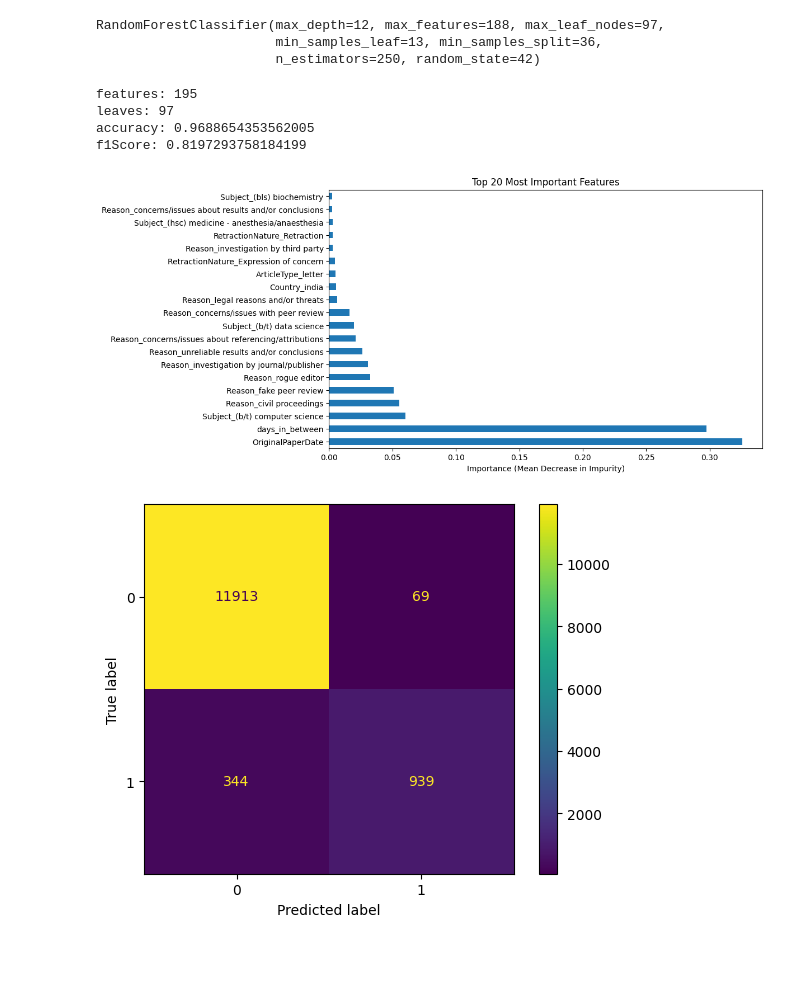
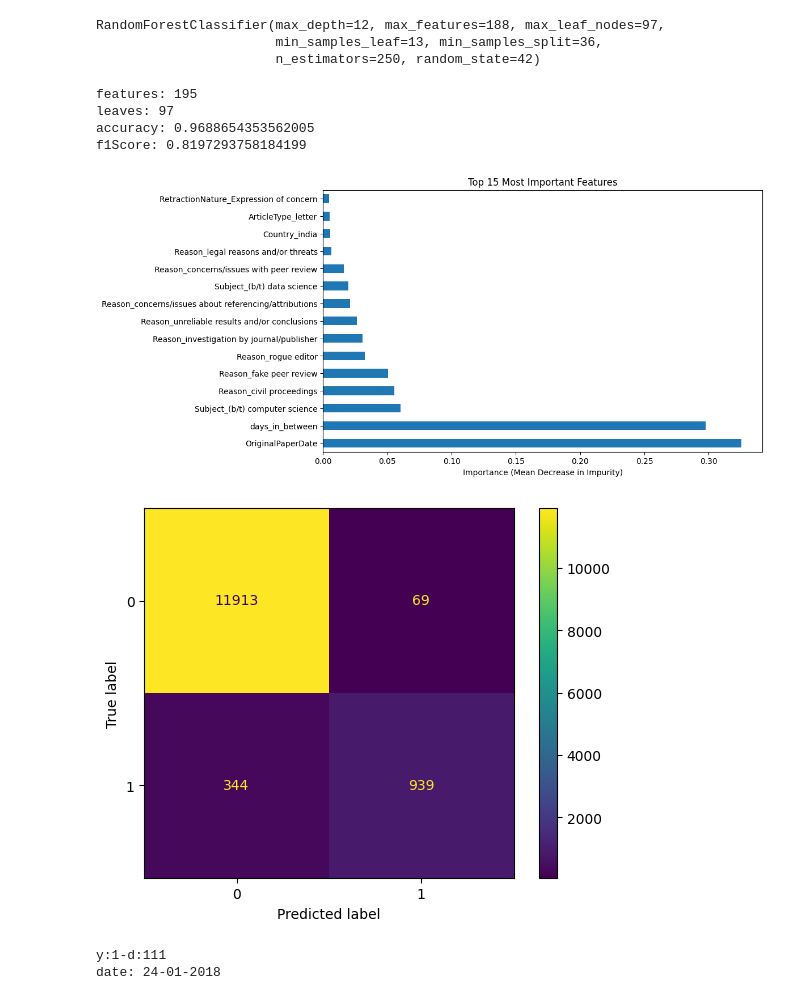
Before and after one commit to Armaniimus/retraction-watch, a Jupyter notebook: armand/notebooks/decisiontree_training2.ipynb, the cells around one changed output. Drawn from its saved outputs; the diff is of its cells as text; code cells hidden in the pictures; blank space fills up the shorter version.

```diff
--- a/armand/notebooks/decisiontree_training2.ipynb
+++ b/armand/notebooks/decisiontree_training2.ipynb
@@ -30,7 +32,7 @@ def show_tree(model, x, figsize=None):
 	)
 	plt.show()
 
-def explain_tree(model, x):
+def explain_tree(model, x, amount= 15):
 	# Assuming 'clf' is your trained model and 'X_train' is a pandas DataFrame
 	importances = model.feature_importances_
 	feature_names = x.train.columns
@@ -40,8 +42,8 @@ def explain_tree(model, x):
 
 	# Plot
 	plt.figure(figsize=(10, 6))
-	feature_importance_series.nlargest(20).plot(kind='barh')
-	plt.title("Top 20 Most Important Features")
+	feature_importance_series.nlargest(amount).plot(kind='barh')
+	plt.title(f"Top {amount} Most Important Features")
 	plt.xlabel("Importance (Mean Decrease in Impurity)")
 	plt.show()
 
@@ -226,6 +230,6 @@ f1Score: 0.7793579845591223
 # %%
 m = RandomForestClassifier(n_estimators=250, random_state=42, max_depth=12, min_samples_leaf=13, min_samples_split=36, max_leaf_nodes=97, max_features=188)
-m.fit(X=X_new.train, y=y.train)
+m.fit(X=X_new.train, y=y.train['in2022'])
 # %% [output]
 RandomForestClassifier(max_depth=12, max_features=188, max_leaf_nodes=97,
                        min_samples_leaf=13, min_samples_split=36,
@@ -233,17 +237,30 @@ RandomForestClassifier(max_depth=12, max_features=188, max_leaf_nodes=97,
 # %%
 y_pred = m.predict(X=X_new.val)
 
 print(f"features: {m.n_features_in_}")
 print(f"leaves: {m.max_leaf_nodes}")
 print_accuracy(y.val, y_pred)
 print_f1score(y.val, y_pred)
-# show_tree(m, X_new.val)
-explain_tree(m, X_new)
+explain_tree(m, X_new, 15)
 show_confusion(y.val, y_pred)
 # %% [output]
 features: 195
 leaves: 97
 accuracy: 0.9688654353562005
 f1Score: 0.8197293758184199
-[figure, old version]
+[figure, new version]
 [figure]
+# %%
+dib = round(X_new.train['days_in_between'].median())
+
+years = math.floor(dib/365)
+days = dib%365
+print(f"y:{years}-d:{days}")
+
+opd = X_new.train['OriginalPaperDate'].median()
+date_obj = pd.to_datetime(opd, unit='ns')
+date = date_obj.strftime("%d-%m-%Y")
+print(f"date: {date}")
+# %% [output]
+y:1-d:111
+date: 24-01-2018
```
Also changed, not shown: parts of 2 cells of this notebook.
